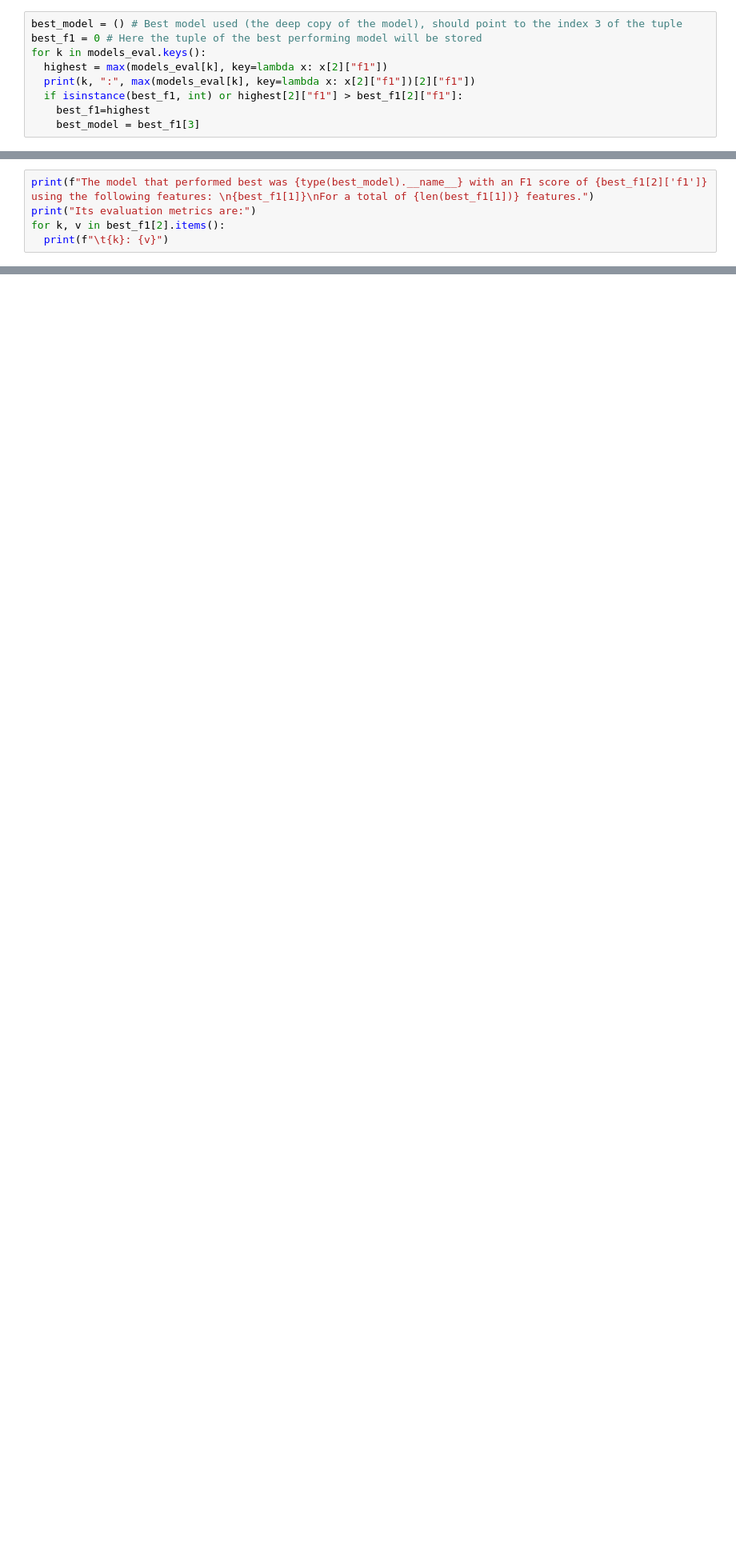
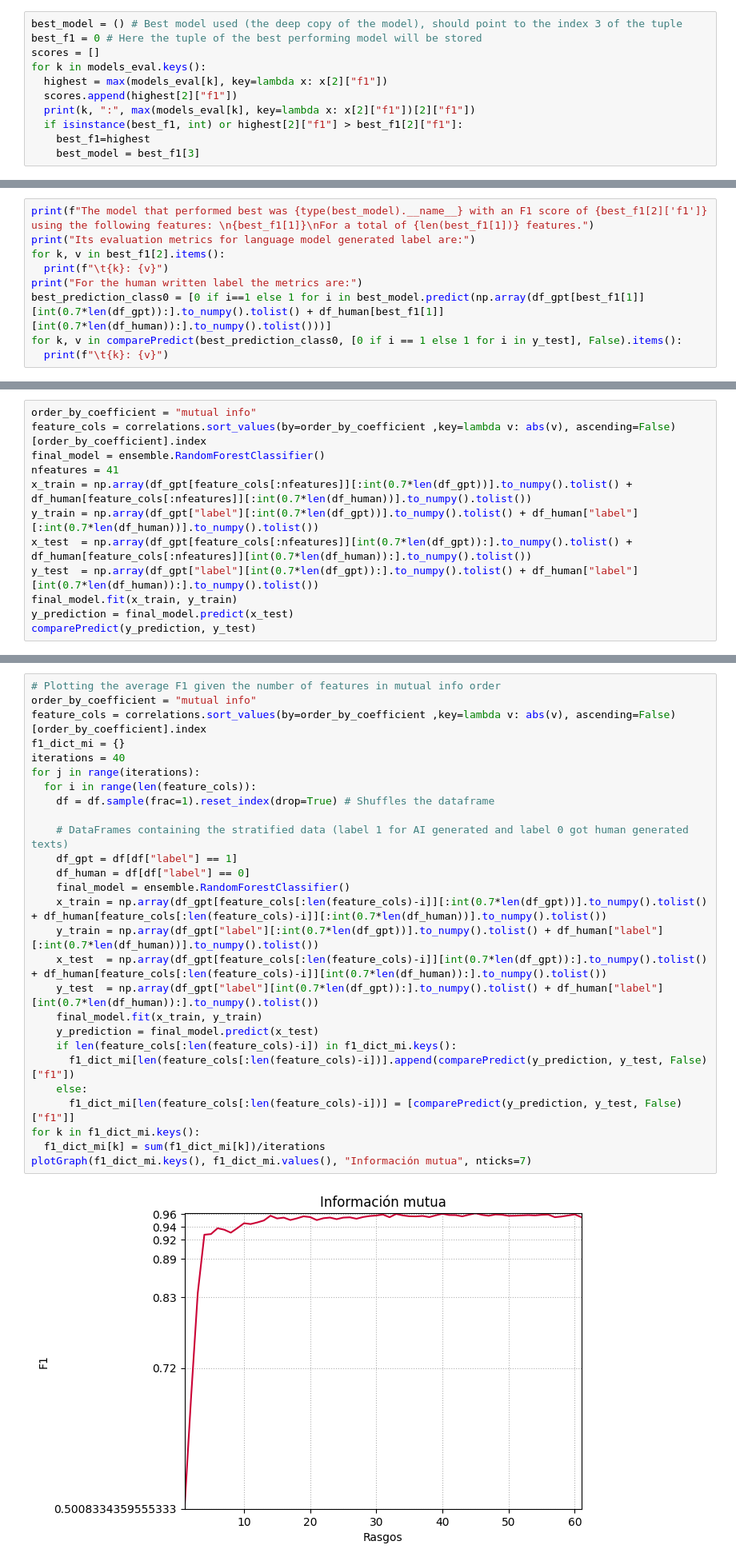
Before and after one commit to IvanInRainbows/TFG-IvanMontejoDeGarcini, a Jupyter notebook: sklearnModelPrototype.ipynb, the cells around one changed output, grey strips where cells are left out. Shown at 80% size. Drawn from its saved outputs; the diff is of its cells as text; blank space fills up the shorter version.

```diff
--- a/sklearnModelPrototype.ipynb
+++ b/sklearnModelPrototype.ipynb
@@ -141,8 +159,10 @@ for model in models:
 # %%
 best_model = () # Best model used (the deep copy of the model), should point to the index 3 of the tuple
 best_f1 = 0 # Here the tuple of the best performing model will be stored
+scores = []
 for k in models_eval.keys():
   highest = max(models_eval[k], key=lambda x: x[2]["f1"])
+  scores.append(highest[2]["f1"])
   print(k, ":", max(models_eval[k], key=lambda x: x[2]["f1"])[2]["f1"])
   if isinstance(best_f1, int) or highest[2]["f1"] > best_f1[2]["f1"]:
     best_f1=highest
@@ -157,6 +177,10 @@ GaussianNB : 0.9236363636363637
 # %%
 print(f"The model that performed best was {type(best_model).__name__} with an F1 score of {best_f1[2]['f1']} using the following features: \n{best_f1[1]}\nFor a total of {len(best_f1[1])} features.")
-print("Its evaluation metrics are:")
+print("Its evaluation metrics for language model generated label are:")
 for k, v in best_f1[2].items():
   print(f"\t{k}: {v}")
+print("For the human written label the metrics are:")
+best_prediction_class0 = [0 if i==1 else 1 for i in best_model.predict(np.array(df_gpt[best_f1[1]][int(0.7*len(df_gpt)):].to_numpy().tolist() + df_human[best_f1[1]][int(0.7*len(df_human)):].to_numpy().tolist()))]
+for k, v in comparePredict(best_prediction_class0, [0 if i == 1 else 1 for i in y_test], False).items():
+  print(f"\t{k}: {v}")
 # %% [output]
@@ -188,0 +222,12 @@ Full dataset prediction:
+# %%
+order_by_coefficient = "mutual info"
+feature_cols = correlations.sort_values(by=order_by_coefficient ,key=lambda v: abs(v), ascending=False)[order_by_coefficient].index
+final_model = ensemble.RandomForestClassifier()
+nfeatures = 41
+x_train = np.array(df_gpt[feature_cols[:nfeatures]][:int(0.7*len(df_gpt))].to_numpy().tolist() + df_human[feature_cols[:nfeatures]][:int(0.7*len(df_human))].to_numpy().tolist())
+y_train = np.array(df_gpt["label"][:int(0.7*len(df_gpt))].to_numpy().tolist() + df_human["label"][:int(0.7*len(df_human))].to_numpy().tolist())
+x_test  = np.array(df_gpt[feature_cols[:nfeatures]][int(0.7*len(df_gpt)):].to_numpy().tolist() + df_human[feature_cols[:nfeatures]][int(0.7*len(df_human)):].to_numpy().tolist())
+y_test  = np.array(df_gpt["label"][int(0.7*len(df_gpt)):].to_numpy().tolist() + df_human["label"][int(0.7*len(df_human)):].to_numpy().tolist())
+final_model.fit(x_train, y_train)
+y_prediction = final_model.predict(x_test)
+comparePredict(y_prediction, y_test)
@@ -195,0 +338,29 @@ with open('model.pkl','wb') as f:
+# %%
+# Plotting the average F1 given the number of features in mutual info order
+order_by_coefficient = "mutual info"
+feature_cols = correlations.sort_values(by=order_by_coefficient ,key=lambda v: abs(v), ascending=False)[order_by_coefficient].index
+f1_dict_mi = {}
+iterations = 40
+for j in range(iterations):
+  for i in range(len(feature_cols)):
+    df = df.sample(frac=1).reset_index(drop=True) # Shuffles the dataframe
+
+    # DataFrames containing the stratified data (label 1 for AI generated and label 0 got human generated texts)
+    df_gpt = df[df["label"] == 1]
+    df_human = df[df["label"] == 0]
+    final_model = ensemble.RandomForestClassifier()
+    x_train = np.array(df_gpt[feature_cols[:len(feature_cols)-i]][:int(0.7*len(df_gpt))].to_numpy().tolist() + df_human[feature_cols[:len(feature_cols)-i]][:int(0.7*len(df_human))].to_numpy().tolist())
+    y_train = np.array(df_gpt["label"][:int(0.7*len(df_gpt))].to_numpy().tolist() + df_human["label"][:int(0.7*len(df_human))].to_numpy().tolist())
+    x_test  = np.array(df_gpt[feature_cols[:len(feature_cols)-i]][int(0.7*len(df_gpt)):].to_numpy().tolist() + df_human[feature_cols[:len(feature_cols)-i]][int(0.7*len(df_human)):].to_numpy().tolist())
+    y_test  = np.array(df_gpt["label"][int(0.7*len(df_gpt)):].to_numpy().tolist() + df_human["label"][int(0.7*len(df_human)):].to_numpy().tolist())
+    final_model.fit(x_train, y_train)
+    y_prediction = final_model.predict(x_test)
+    if len(feature_cols[:len(feature_cols)-i]) in f1_dict_mi.keys():
+      f1_dict_mi[len(feature_cols[:len(feature_cols)-i])].append(comparePredict(y_prediction, y_test, False)["f1"])
+    else:
+      f1_dict_mi[len(feature_cols[:len(feature_cols)-i])] = [comparePredict(y_prediction, y_test, False)["f1"]]
+for k in f1_dict_mi.keys():
+  f1_dict_mi[k] = sum(f1_dict_mi[k])/iterations
+plotGraph(f1_dict_mi.keys(), f1_dict_mi.values(), "Información mutua", nticks=7)
+# %% [output]
+[figure, added]
```
Also changed, not shown: parts of 18 cells of this notebook, 5 other files.
